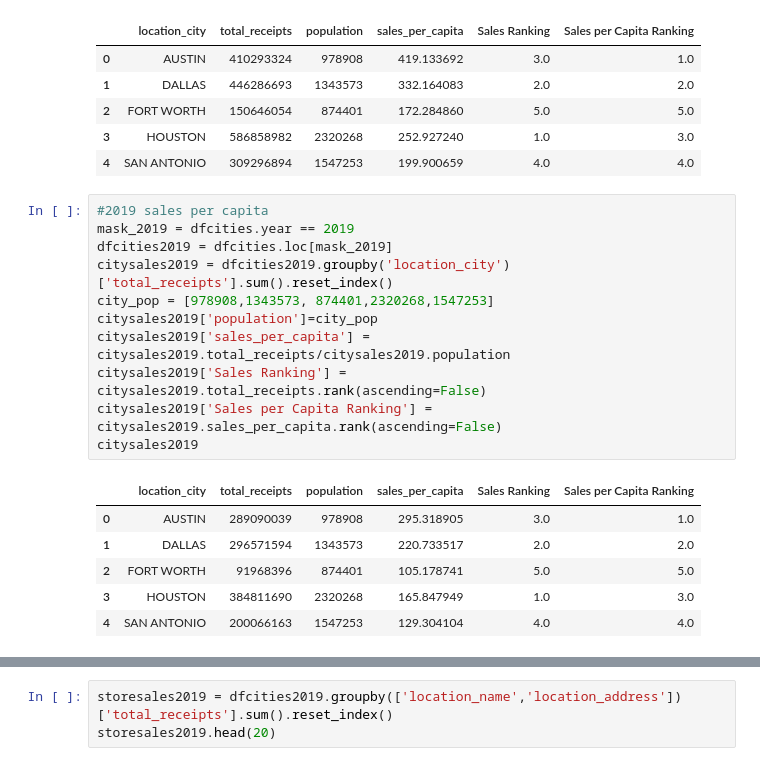
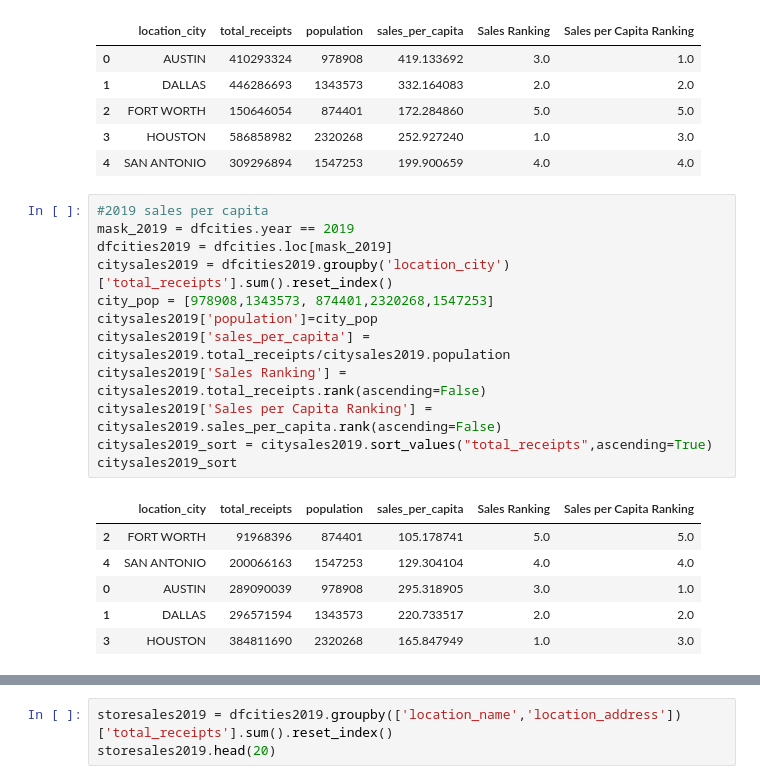
Before and after one commit to KelliDSmith/SMU_Project1_Group1, a Jupyter notebook: testing_kelli.ipynb, the cells around one changed output, grey strips where cells are left out. Cells and saved outputs as stored; diff of their text form.

```diff
--- a/testing_kelli.ipynb
+++ b/testing_kelli.ipynb
@@ -86,18 +86,19 @@ city_sales
 # %%
 #2019 sales per capita
 mask_2019 = dfcities.year == 2019
 dfcities2019 = dfcities.loc[mask_2019]
 citysales2019 = dfcities2019.groupby('location_city')['total_receipts'].sum().reset_index()
 city_pop = [978908,1343573, 874401,2320268,1547253]
 citysales2019['population']=city_pop
 citysales2019['sales_per_capita'] = citysales2019.total_receipts/citysales2019.population
 citysales2019['Sales Ranking'] = citysales2019.total_receipts.rank(ascending=False)
 citysales2019['Sales per Capita Ranking'] = citysales2019.sales_per_capita.rank(ascending=False)
-citysales2019
+citysales2019_sort = citysales2019.sort_values("total_receipts",ascending=True)
+citysales2019_sort
 # %% [output]
 |  | location_city | total_receipts | population | sales_per_capita | Sales Ranking | Sales per Capita Ranking |
+| 2 | FORT WORTH | 91968396 | 874401 | 105.178741 | 5.0 | 5.0 |
+| 4 | SAN ANTONIO | 200066163 | 1547253 | 129.304104 | 4.0 | 4.0 |
 | 0 | AUSTIN | 289090039 | 978908 | 295.318905 | 3.0 | 1.0 |
 | 1 | DALLAS | 296571594 | 1343573 | 220.733517 | 2.0 | 2.0 |
-| 2 | FORT WORTH | 91968396 | 874401 | 105.178741 | 5.0 | 5.0 |
 | 3 | HOUSTON | 384811690 | 2320268 | 165.847949 | 1.0 | 3.0 |
-| 4 | SAN ANTONIO | 200066163 | 1547253 | 129.304104 | 4.0 | 4.0 |
```
Also changed, not shown: parts of 10 cells of this notebook, 4 other files.
